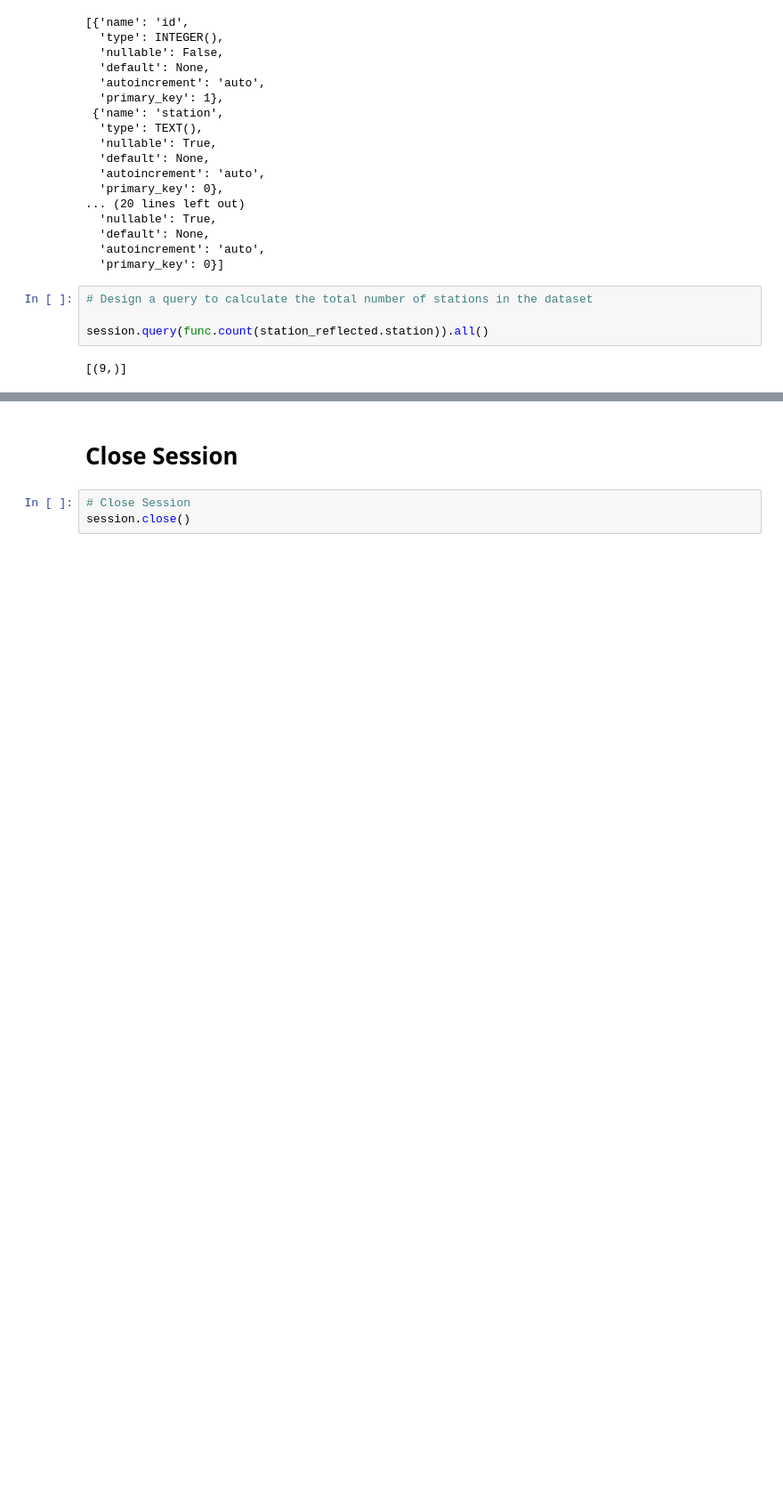
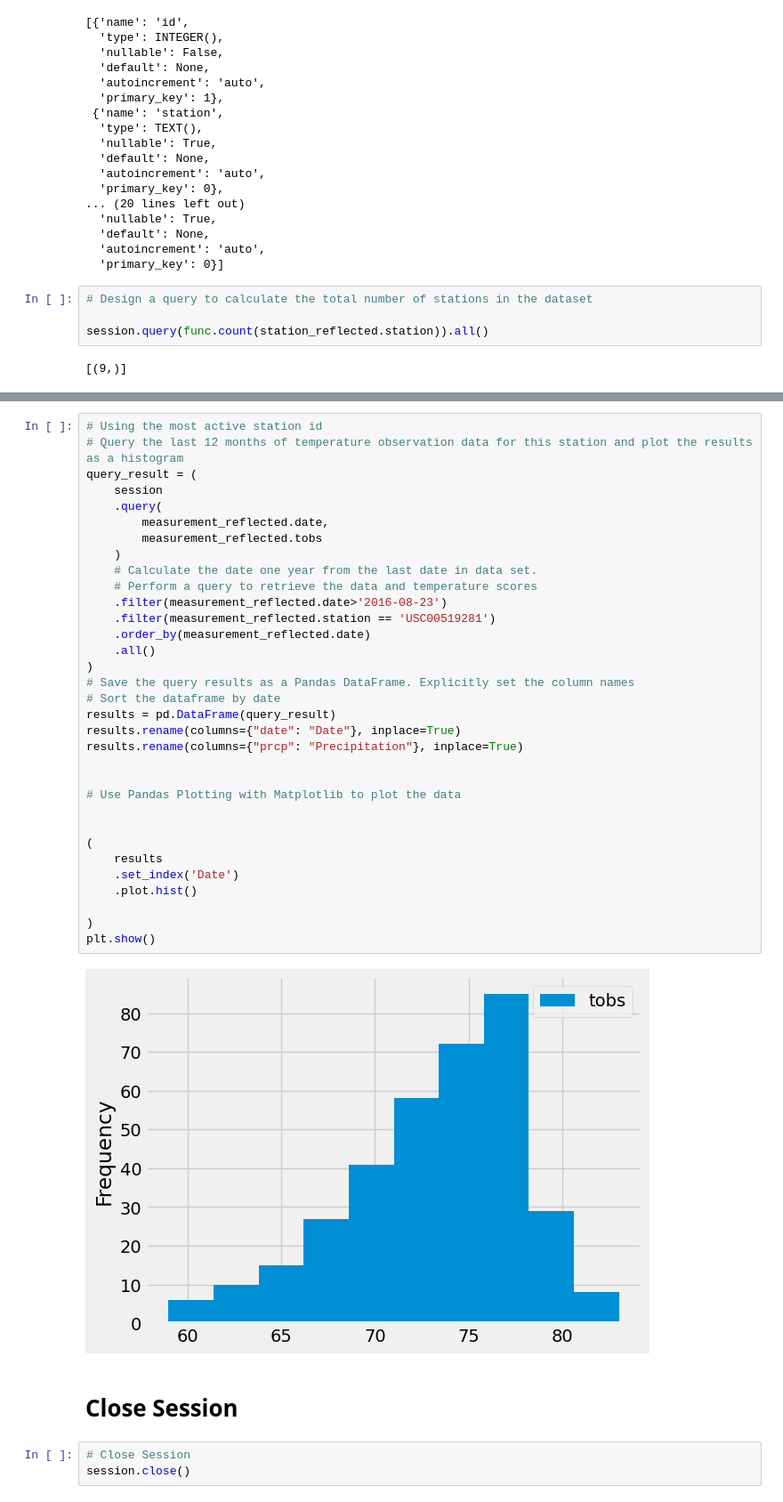
Before and after one commit to RafaOB95/Challenge_10, a Jupyter notebook: climate_starter.ipynb, the cells around one changed output, grey strips where cells are left out. Shown at 89% size. Drawn from its saved outputs; the diff is of its cells as text; blank space fills up the shorter version.

```diff
--- a/climate_starter.ipynb
+++ b/climate_starter.ipynb
@@ -287,3 +274,38 @@ Text(0.5, 4.183333333333314, 'Temperature')
+# %%
+# Using the most active station id
+# Query the last 12 months of temperature observation data for this station and plot the results as a histogram
+query_result = (
+    session
+    .query(
+        measurement_reflected.date,
+        measurement_reflected.tobs
+    )
+    # Calculate the date one year from the last date in data set.
+    # Perform a query to retrieve the data and temperature scores
+    .filter(measurement_reflected.date>'2016-08-23')
+    .filter(measurement_reflected.station == 'USC00519281')
+    .order_by(measurement_reflected.date)
+    .all()
+)
+# Save the query results as a Pandas DataFrame. Explicitly set the column names
+# Sort the dataframe by date
+results = pd.DataFrame(query_result)
+results.rename(columns={"date": "Date"}, inplace=True)
+results.rename(columns={"prcp": "Precipitation"}, inplace=True)
+
+
+# Use Pandas Plotting with Matplotlib to plot the data
+
+
+(
+    results
+    .set_index('Date')
+    .plot.hist()
+
+)
+plt.show()
+# %% [output]
+[figure, added]
 # %% [markdown]
 # Close Session
 # %%
```
Also changed, not shown: parts of 5 cells of this notebook, 1 other file.
